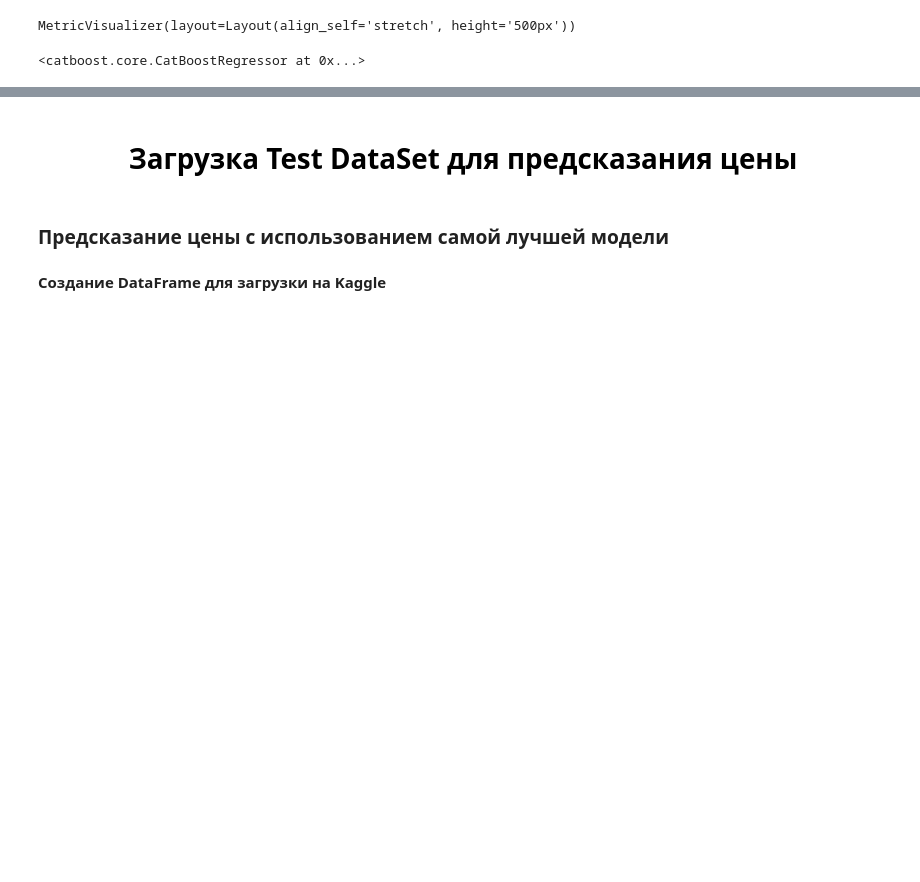
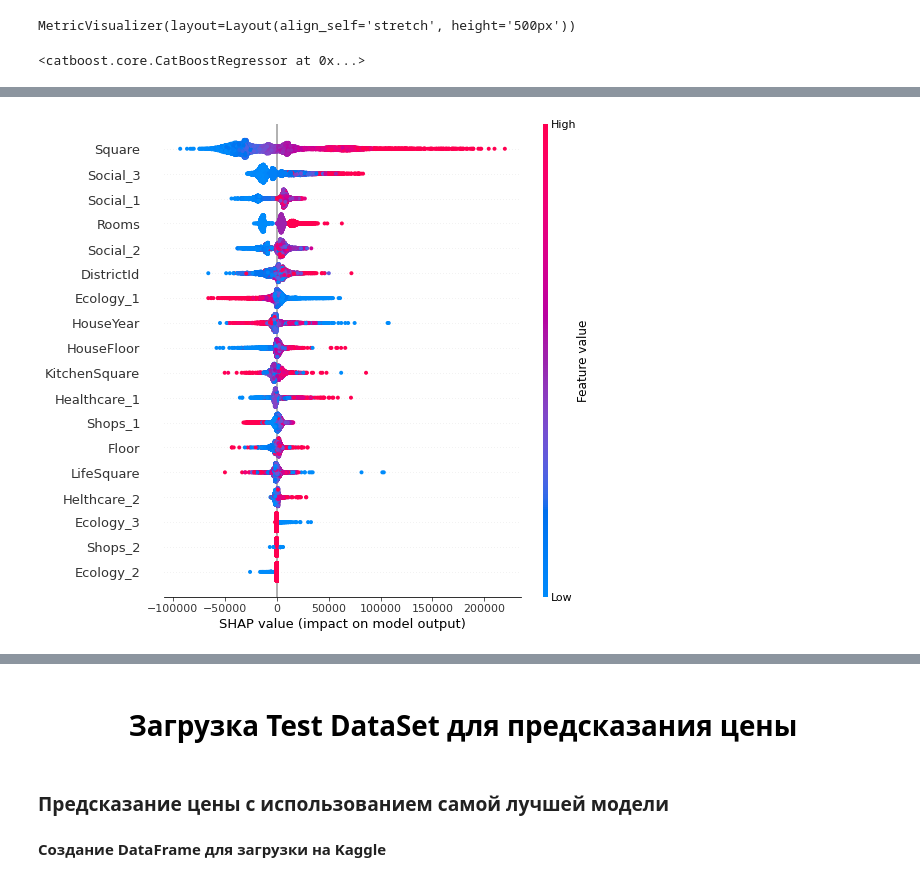
Before and after one commit to SciWake/OLD-Projects-for-Resume, a Jupyter notebook: house-price-prediction/Model.ipynb, the cells around one changed output, grey strips where cells are left out. Saved outputs shown, nothing was run; the diff lists cells and outputs as text; code cells hidden in the pictures; blank space fills up the shorter version.

Commit message:
Evaluating the model's effectiveness

```diff
--- a/house-price-prediction/Model.ipynb
+++ b/house-price-prediction/Model.ipynb
@@ -75,3 +75,13 @@ model.fit(train_pool, eval_set=valid_pool, logging_level='Silent', plot=True)
 [interactive output not drawn]
 MetricVisualizer(layout=Layout(align_self='stretch', height='500px'))
 <catboost.core.CatBoostRegressor at 0x...>
+# %%
+%%time
+shap_values = model.get_feature_importance(
+    data=train_pool,
+    type='ShapValues')
+
+expected_value = shap_values[0,-1]
+shap_values = shap_values[:,:-1]
+
+print(shap_values.shape)
@@ -77,0 +146,4 @@ MetricVisualizer(layout=Layout(align_self='stretch', height='500px'))
+# %%
+shap.summary_plot(shap_values, X_train)
+# %% [output]
+[figure, added]
```
Also changed, not shown: parts of 20 cells of this notebook.
